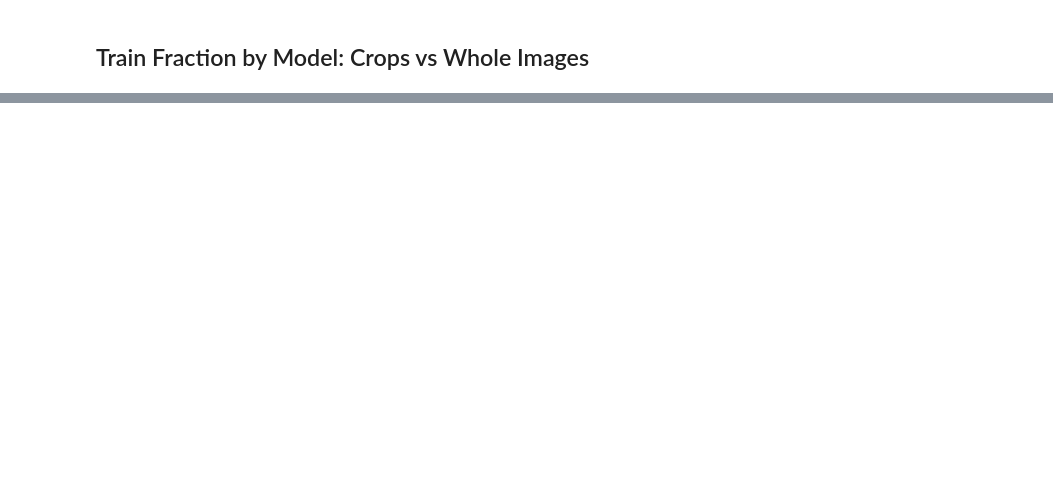
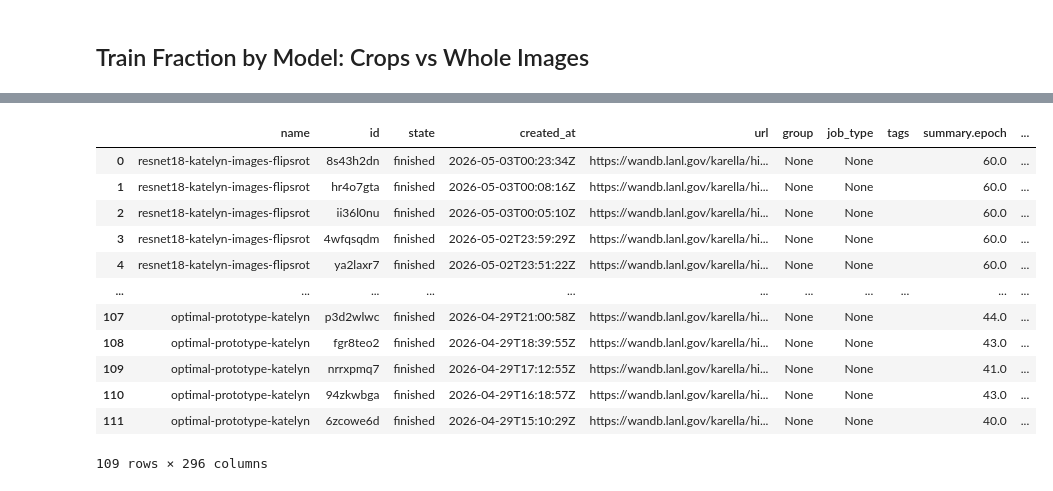
Before and after one commit to karellat/rotation-invariant-neural-networks, a Jupyter notebook: hippy2d/notebooks/42_load_katelyn_wandb_runs.ipynb, the cells around one changed output, grey strips where cells are left out. Saved outputs shown, nothing was run; the diff lists cells and outputs as text; code cells hidden in the pictures; blank space fills up the shorter version.

```diff
--- a/hippy2d/notebooks/42_load_katelyn_wandb_runs.ipynb
+++ b/hippy2d/notebooks/42_load_katelyn_wandb_runs.ipynb
@@ -378,0 +363,16 @@ plot_df
+# %%
+runs_df.loc[runs_df['state'] == 'finished']
+# %% [output]
+|  | name | id | state | created_at | url | group | job_type | tags | summary.epoch | ... |
+| 0 | resnet18-katelyn-images-flipsrot | 8s43h2dn | finished | 2026-05-03T00:23:34Z | https://wandb.lanl.gov/karella/hi... | None | None |  | 60.0 | ... |
+| 1 | resnet18-katelyn-images-flipsrot | hr4o7gta | finished | 2026-05-03T00:08:16Z | https://wandb.lanl.gov/karella/hi... | None | None |  | 60.0 | ... |
+| 2 | resnet18-katelyn-images-flipsrot | ii36l0nu | finished | 2026-05-03T00:05:10Z | https://wandb.lanl.gov/karella/hi... | None | None |  | 60.0 | ... |
+| 3 | resnet18-katelyn-images-flipsrot | 4wfqsqdm | finished | 2026-05-02T23:59:29Z | https://wandb.lanl.gov/karella/hi... | None | None |  | 60.0 | ... |
+| 4 | resnet18-katelyn-images-flipsrot | ya2laxr7 | finished | 2026-05-02T23:51:22Z | https://wandb.lanl.gov/karella/hi... | None | None |  | 60.0 | ... |
+| ... | ... | ... | ... | ... | ... | ... | ... | ... | ... | ... |
+| 107 | optimal-prototype-katelyn | p3d2wlwc | finished | 2026-04-29T21:00:58Z | https://wandb.lanl.gov/karella/hi... | None | None |  | 44.0 | ... |
+| 108 | optimal-prototype-katelyn | fgr8teo2 | finished | 2026-04-29T18:39:55Z | https://wandb.lanl.gov/karella/hi... | None | None |  | 43.0 | ... |
+| 109 | optimal-prototype-katelyn | nrrxpmq7 | finished | 2026-04-29T17:12:55Z | https://wandb.lanl.gov/karella/hi... | None | None |  | 41.0 | ... |
+| 110 | optimal-prototype-katelyn | 94zkwbga | finished | 2026-04-29T16:18:57Z | https://wandb.lanl.gov/karella/hi... | None | None |  | 43.0 | ... |
+| 111 | optimal-prototype-katelyn | 6zcowe6d | finished | 2026-04-29T15:10:29Z | https://wandb.lanl.gov/karella/hi... | None | None |  | 40.0 | ... |
+109 rows × 296 columns
```
Also changed, not shown: parts of 9 cells of this notebook, 4 other files.
